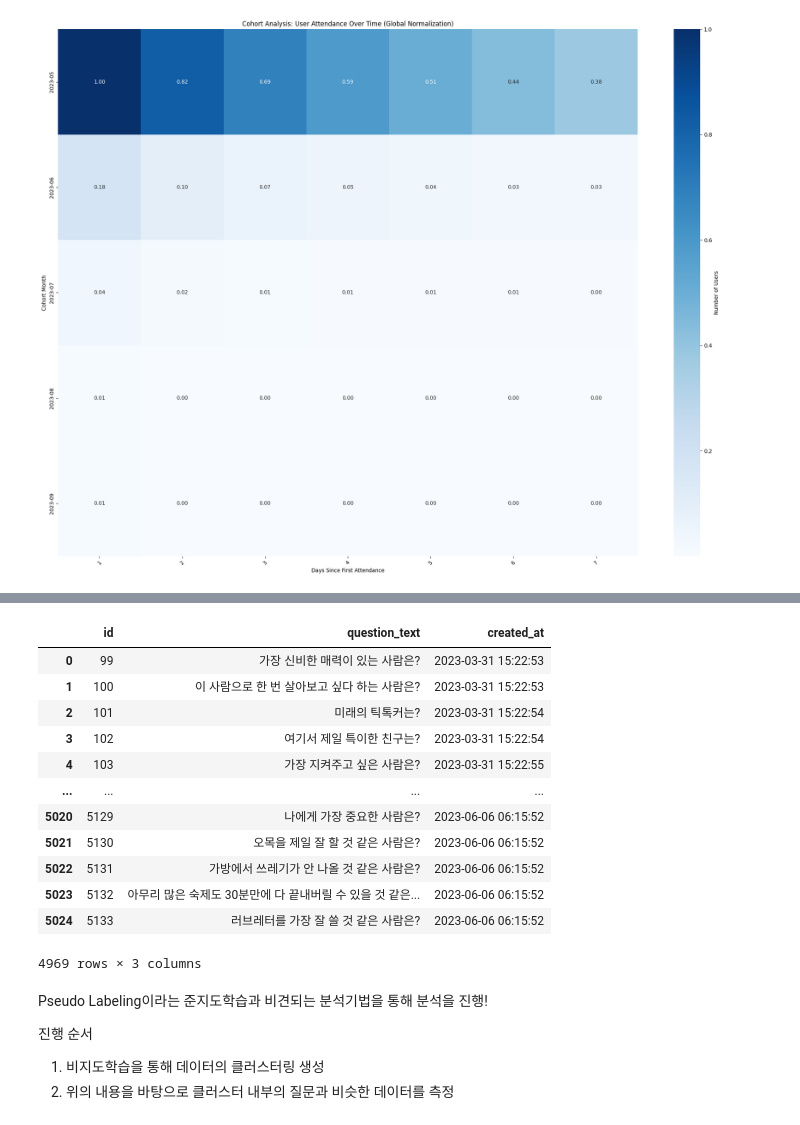
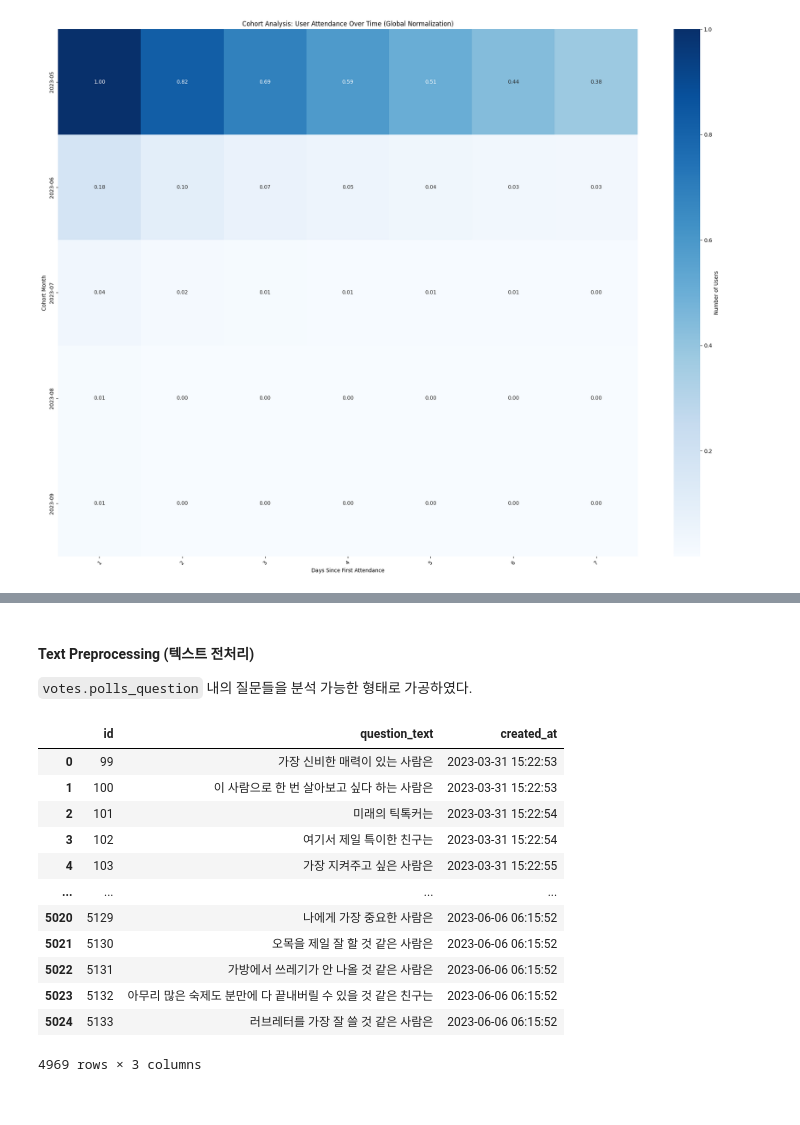
Before and after one commit to saeraniren/advanced_project, a Jupyter notebook: main.ipynb, the cells around one changed output, grey strips where cells are left out. Saved outputs shown, nothing was run; the diff lists cells and outputs as text; code cells hidden in the pictures.

```diff
--- a/main.ipynb
+++ b/main.ipynb
@@ -532,43 +570,33 @@ del df, explode_df, cohort_counts
+# %% [markdown]
+#### **Text Preprocessing (텍스트 전처리)**
+
+`votes.polls_question` 내의 질문들을 분석 가능한 형태로 가공하였다.
 # %%
-query = """
-SELECT *
-FROM `votes.polls_question`
-"""
-
-# 데이터 불러오기
-df = load_data_from_bigquery(query)
-
 # 데이터 내의 vote 값을 제거 (이상값 제거)
 df = df[df['question_text'] != 'vote']
 
 # 질문 목록중에서 불필요한 내용 제거
 def preprocess_text(text):
-    text = text.strip()
-    text = text.replace('"', '')  # 따옴표 제거
+    text = text.strip() # 앞뒤 공백 제거
+    text = re.sub(r'[^가-힣]', ' ', text)  # 한글 외 제거
     return text
 
 df['question_text'] = df['question_text'].apply(preprocess_text)
 
 # 데이터 확인
 df
 # %% [output]
 |  | id | question_text | created_at |
-| 0 | 99 | 가장 신비한 매력이 있는 사람은? | 2023-03-31 15:22:53 |
-| 1 | 100 | 이 사람으로 한 번 살아보고 싶다 하는 사람은? | 2023-03-31 15:22:53 |
-| 2 | 101 | 미래의 틱톡커는? | 2023-03-31 15:22:54 |
-| 3 | 102 | 여기서 제일 특이한 친구는? | 2023-03-31 15:22:54 |
-| 4 | 103 | 가장 지켜주고 싶은 사람은? | 2023-03-31 15:22:55 |
+| 0 | 99 | 가장 신비한 매력이 있는 사람은 | 2023-03-31 15:22:53 |
+| 1 | 100 | 이 사람으로 한 번 살아보고 싶다 하는 사람은 | 2023-03-31 15:22:53 |
+| 2 | 101 | 미래의 틱톡커는 | 2023-03-31 15:22:54 |
+| 3 | 102 | 여기서 제일 특이한 친구는 | 2023-03-31 15:22:54 |
+| 4 | 103 | 가장 지켜주고 싶은 사람은 | 2023-03-31 15:22:55 |
 | ... | ... | ... | ... |
-| 5020 | 5129 | 나에게 가장 중요한 사람은? | 2023-06-06 06:15:52 |
-| 5021 | 5130 | 오목을 제일 잘 할 것 같은 사람은? | 2023-06-06 06:15:52 |
-| 5022 | 5131 | 가방에서 쓰레기가 안 나올 것 같은 사람은? | 2023-06-06 06:15:52 |
-| 5023 | 5132 | 아무리 많은 숙제도 30분만에 다 끝내버릴 수 있을 것 같은... | 2023-06-06 06:15:52 |
-| 5024 | 5133 | 러브레터를 가장 잘 쓸 것 같은 사람은? | 2023-06-06 06:15:52 |
+| 5020 | 5129 | 나에게 가장 중요한 사람은 | 2023-06-06 06:15:52 |
+| 5021 | 5130 | 오목을 제일 잘 할 것 같은 사람은 | 2023-06-06 06:15:52 |
+| 5022 | 5131 | 가방에서 쓰레기가 안 나올 것 같은 사람은 | 2023-06-06 06:15:52 |
+| 5023 | 5132 | 아무리 많은 숙제도 분만에 다 끝내버릴 수 있을 것 같은 친구는 | 2023-06-06 06:15:52 |
+| 5024 | 5133 | 러브레터를 가장 잘 쓸 것 같은 사람은 | 2023-06-06 06:15:52 |
 4969 rows × 3 columns
-# %% [markdown]
-Pseudo Labeling이라는 준지도학습과 비견되는 분석기법을 통해 분석을 진행!
-
-진행 순서
-1. 비지도학습을 통해 데이터의 클러스터링 생성
-2. 위의 내용을 바탕으로 클러스터 내부의 질문과 비슷한 데이터를 측정
 # %% [markdown]
```
Also changed, not shown: parts of 20 cells of this notebook.
